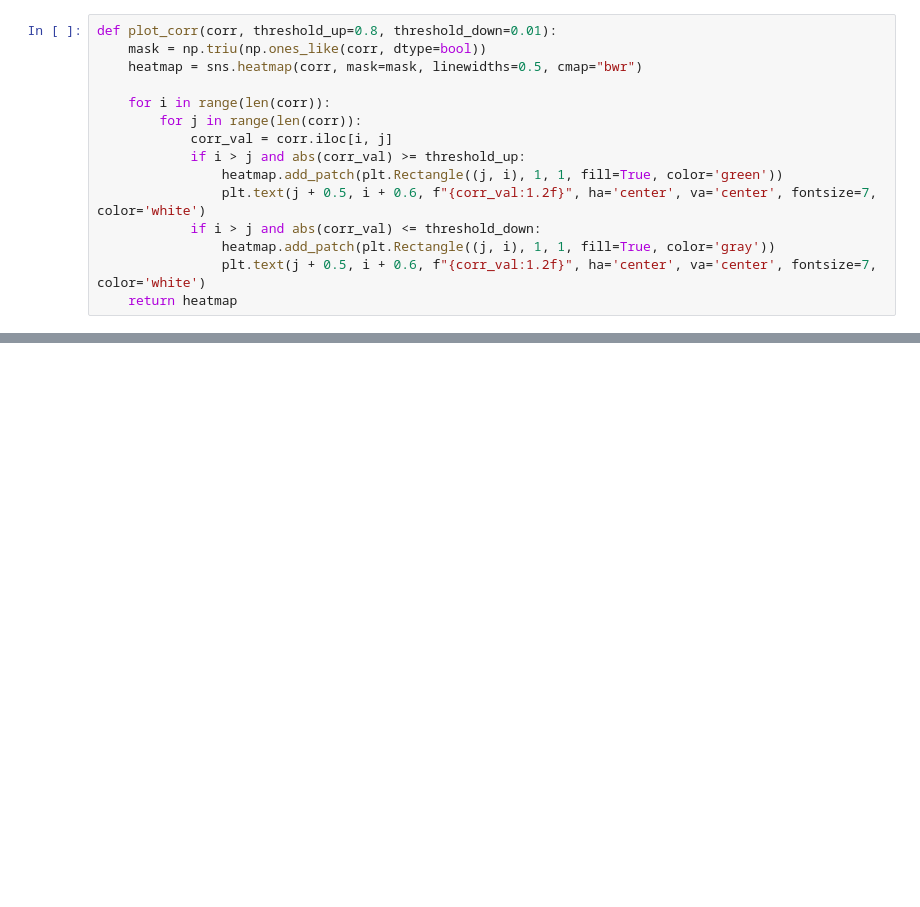
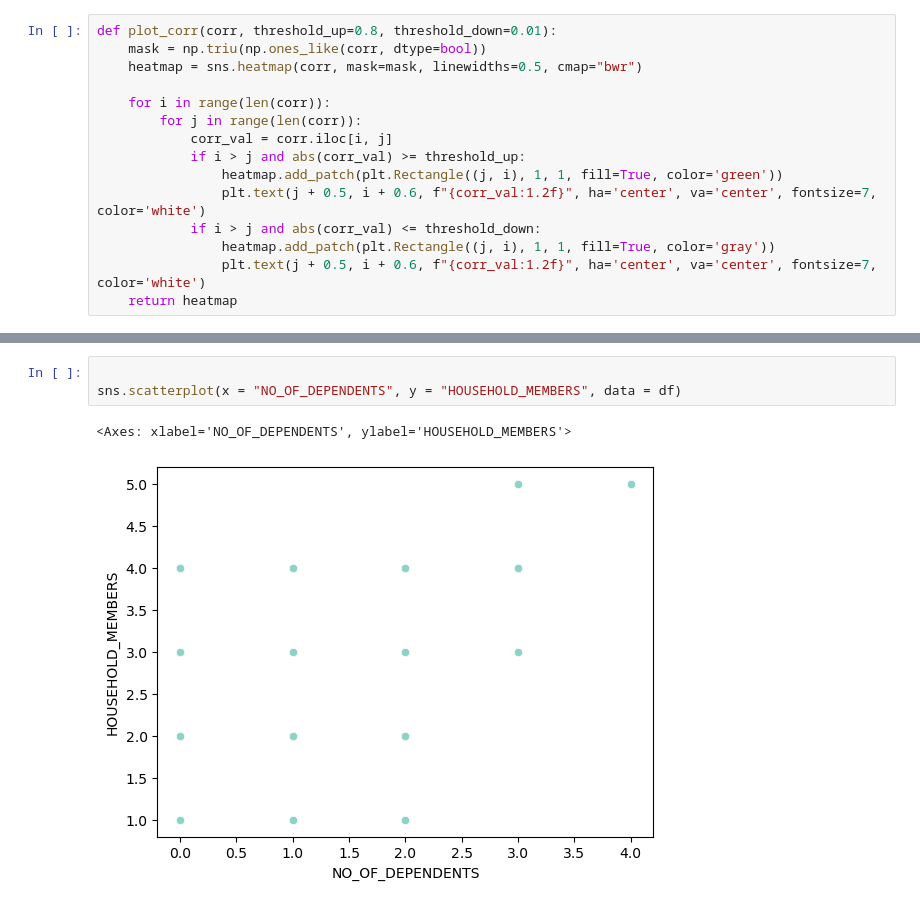
Before and after one commit to Michael-Pytel/Consumer-Loans-Analysis, a Jupyter notebook: src/eda_processing.ipynb, the cells around one changed output, grey strips where cells are left out. Cells and saved outputs as stored; diff of their text form; blank space fills up the shorter version.

```diff
--- a/src/eda_processing.ipynb
+++ b/src/eda_processing.ipynb
@@ -188,0 +204,6 @@ plt.show()
+# %%
+
+sns.scatterplot(x = "NO_OF_DEPENDENTS", y = "HOUSEHOLD_MEMBERS", data = df)
+# %% [output]
+<Axes: xlabel='NO_OF_DEPENDENTS', ylabel='HOUSEHOLD_MEMBERS'>
+[figure, added]
```
Also changed, not shown: parts of 9 cells of this notebook.
